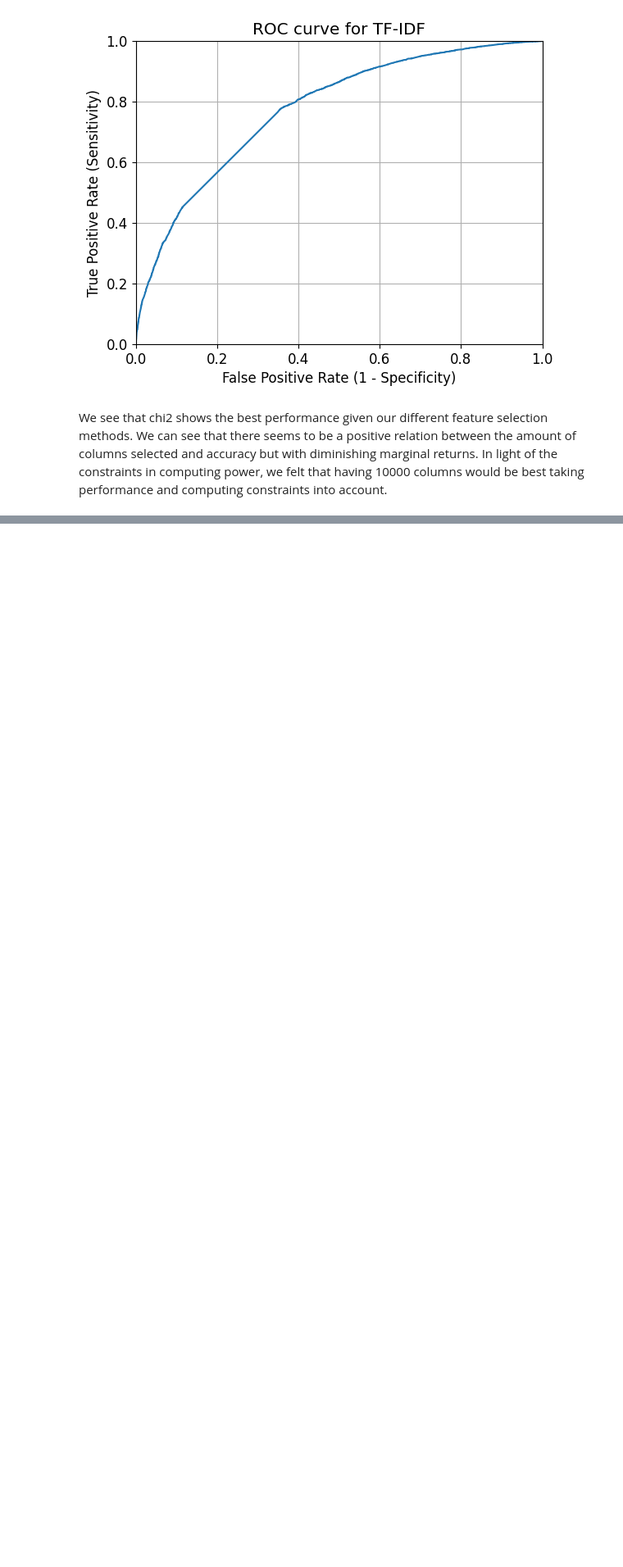
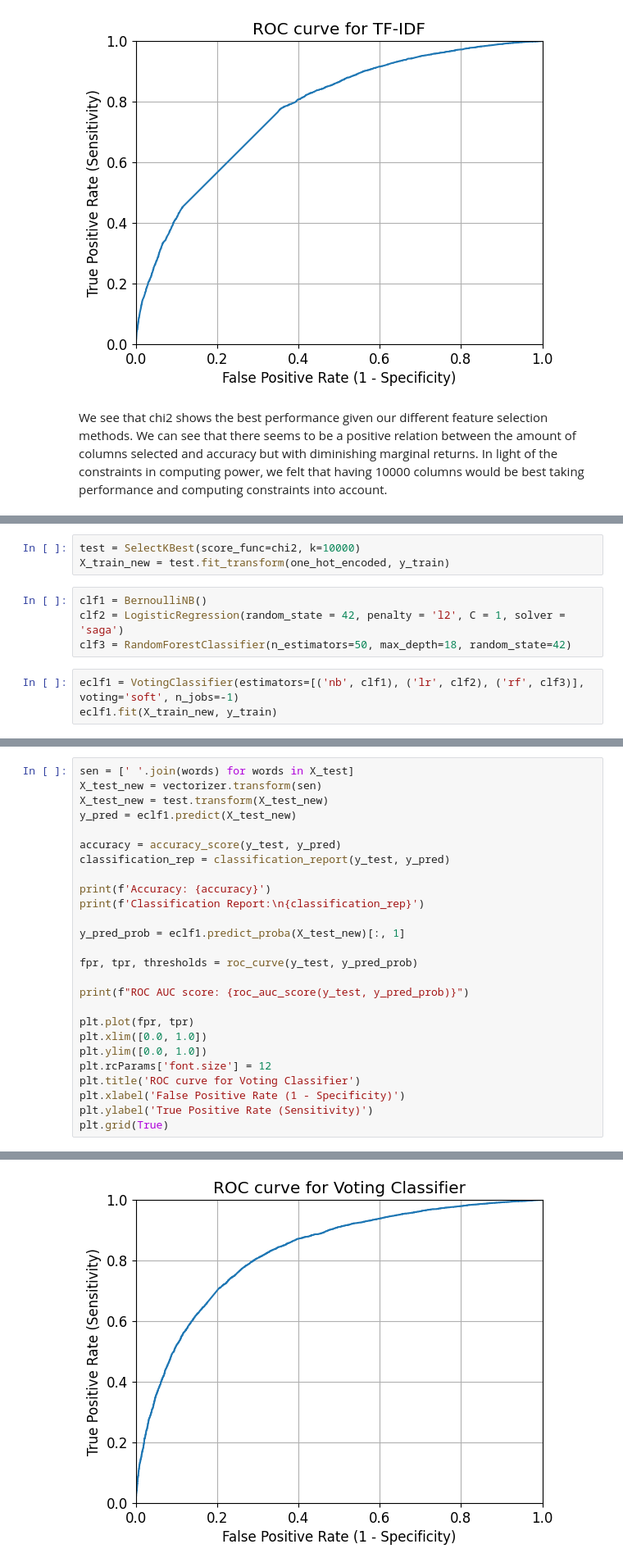
Before and after one commit to henry167b/IT1244-Project, a Jupyter notebook: Models/random forest baseline.ipynb, the cells around one changed output, grey strips where cells are left out. Shown: that part at 82% size. Drawn from its saved outputs; the diff is of its cells as text; blank space fills up the shorter version.

```diff
--- a/Models/random forest baseline.ipynb
+++ b/Models/random forest baseline.ipynb
@@ -421,0 +638,10 @@ We see that chi2 shows the best performance given our different feature selectio
+# %%
+test = SelectKBest(score_func=chi2, k=10000)
+X_train_new = test.fit_transform(one_hot_encoded, y_train)
+# %%
+clf1 = BernoulliNB()
+clf2 = LogisticRegression(random_state = 42, penalty = 'l2', C = 1, solver = 'saga')
+clf3 = RandomForestClassifier(n_estimators=50, max_depth=18, random_state=42)
+# %%
+eclf1 = VotingClassifier(estimators=[('nb', clf1), ('lr', clf2), ('rf', clf3)], voting='soft', n_jobs=-1)
+eclf1.fit(X_train_new, y_train)
@@ -421,0 +658,27 @@ We see that chi2 shows the best performance given our different feature selectio
+# %%
+sen = [' '.join(words) for words in X_test]
+X_test_new = vectorizer.transform(sen)
+X_test_new = test.transform(X_test_new)
+y_pred = eclf1.predict(X_test_new)
+
+accuracy = accuracy_score(y_test, y_pred)
+classification_rep = classification_report(y_test, y_pred)
+
+print(f'Accuracy: {accuracy}')
+print(f'Classification Report:\n{classification_rep}')
+
+y_pred_prob = eclf1.predict_proba(X_test_new)[:, 1]
+
+fpr, tpr, thresholds = roc_curve(y_test, y_pred_prob)
+
+print(f"ROC AUC score: {roc_auc_score(y_test, y_pred_prob)}")
+
+plt.plot(fpr, tpr)
+plt.xlim([0.0, 1.0])
+plt.ylim([0.0, 1.0])
+plt.rcParams['font.size'] = 12
+plt.title('ROC curve for Voting Classifier')
+plt.xlabel('False Positive Rate (1 - Specificity)')
+plt.ylabel('True Positive Rate (Sensitivity)')
+plt.grid(True)
+# %% [output]
@@ -421,0 +697 @@ We see that chi2 shows the best performance given our different feature selectio
+[figure, added]
```
Also changed, not shown: parts of 36 cells of this notebook.
